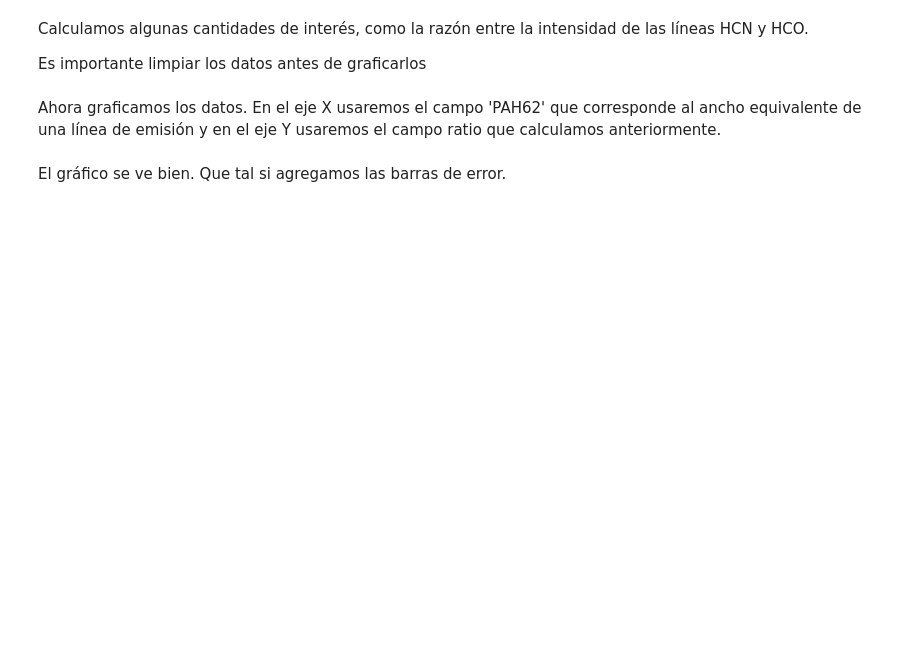
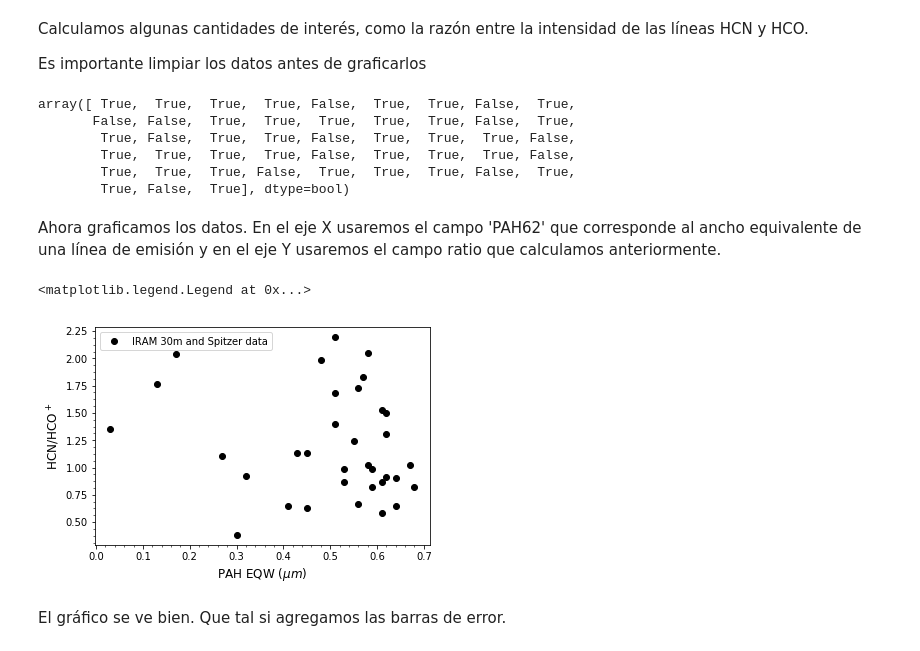
Before and after one commit to MetricLearning/intensivo_python, a Jupyter notebook: tutoriales/08_Matplotlib_avanzado.ipynb, the cells around one changed output. Cells and saved outputs as stored; diff of their text form; code cells hidden in the pictures; blank space fills up the shorter version.

```diff
--- a/tutoriales/08_Matplotlib_avanzado.ipynb
+++ b/tutoriales/08_Matplotlib_avanzado.ipynb
@@ -48,28 +53,40 @@ valid = np.invert(np.logical_and(data['HCNlim'], data['HCOlim']))
 nolim = np.invert(np.logical_or(data['HCNlim'], data['HCOlim']))
 uplim = (valid * data['HCNlim']) > 0
 lolim = (valid * data['HCOlim']) > 0
+# %%
+nolim
+# %% [output]
+array([ True,  True,  True,  True, False,  True,  True, False,  True,
+       False, False,  True,  True,  True,  True,  True, False,  True,
+        True, False,  True,  True, False,  True,  True,  True, False,
+        True,  True,  True,  True, False,  True,  True,  True, False,
+        True,  True,  True, False,  True,  True,  True, False,  True,
+        True, False,  True], dtype=bool)
 # %% [markdown]
 Ahora graficamos los datos. En el eje X usaremos el campo 'PAH62' que corresponde al ancho equivalente de una línea de emisión y en el eje Y usaremos el campo ratio que calculamos anteriormente.
 # %%
 # Crear la figura que contendrá el gráfico
 
-f = plt.figure()
+fig = plt.figure()
 plt.plot(data['PAH62'][nolim],
          ratio[nolim],
          marker='o',
          color='black',
          linestyle='',
          label='IRAM 30m and Spitzer data')
 
 # let's label our axes
 plt.xlabel(r'PAH EQW ($\mu m$)', fontsize='large')
 plt.ylabel(r'HCN/HCO$^+$', fontsize='large')
 
 # i like showing minor tickmarks
 plt.minorticks_on()
 
 # let's show a legend
 plt.legend(loc='best', frameon=True)
+# %% [output]
+<matplotlib.legend.Legend at 0x...>
+[figure, added]
 # %% [markdown]
 El gráfico se ve bien. Que tal si agregamos las barras de error.
 # %%
```
Also changed, not shown: parts of 11 cells of this notebook, 15 other files.
